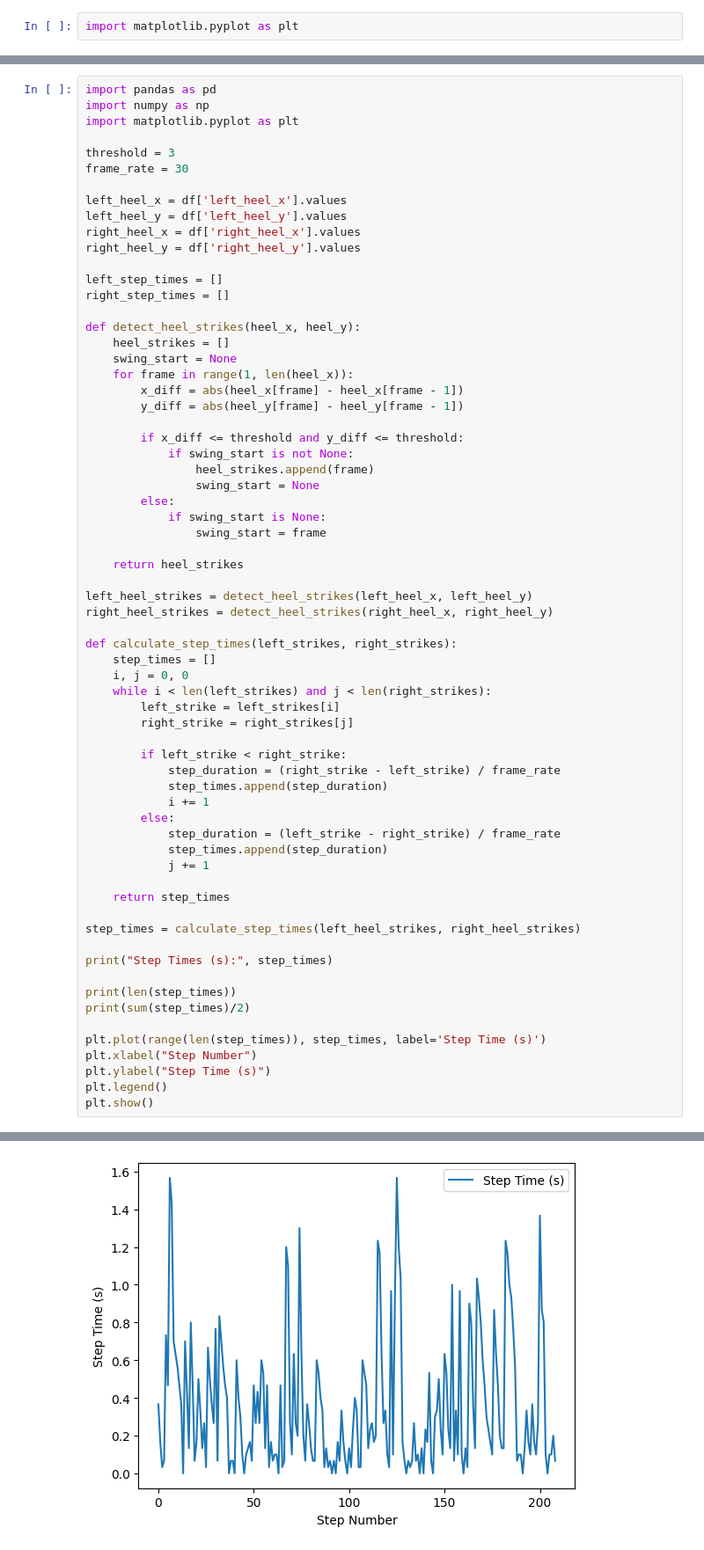
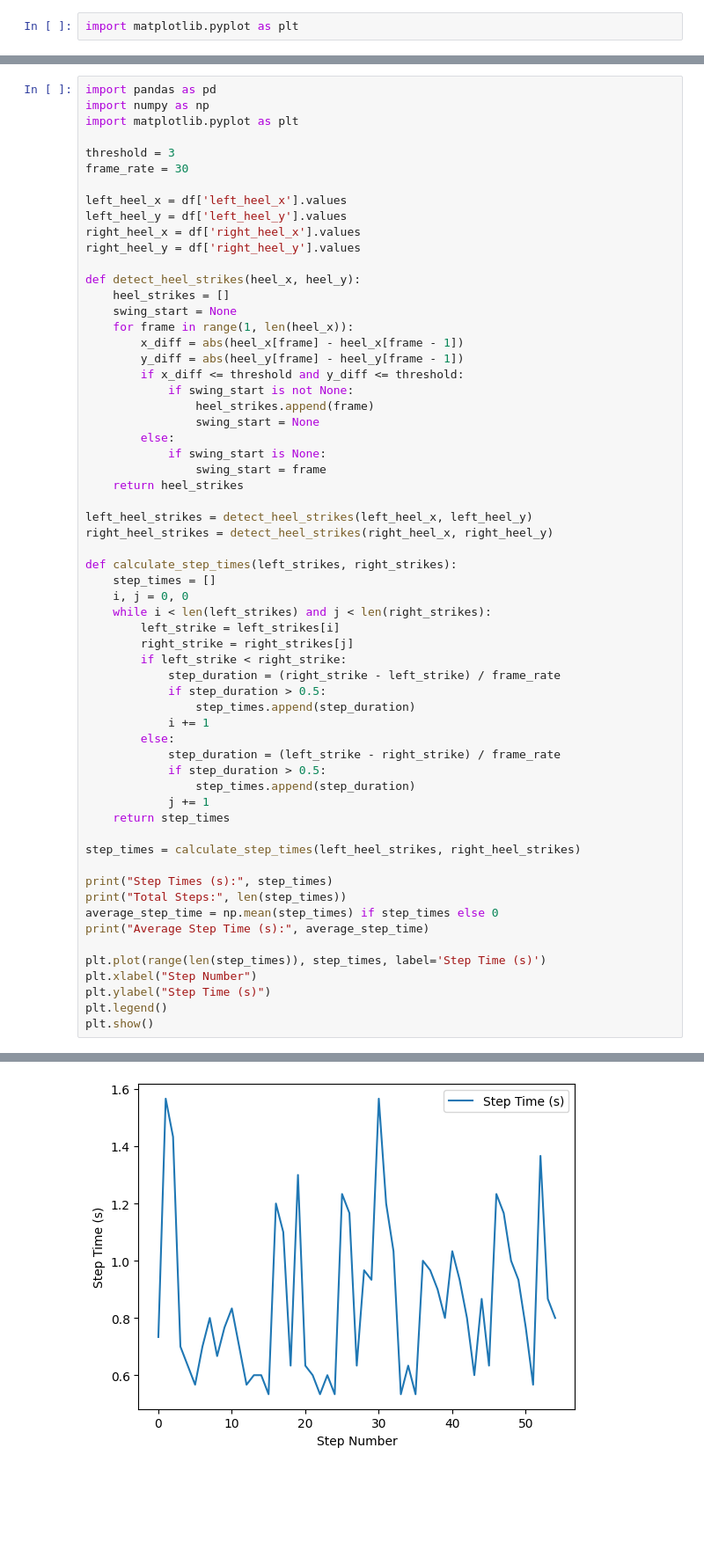
Before and after one commit to GR74/GaitAnalysis, a Jupyter notebook: gait_time.ipynb, the cells around one changed output, grey strips where cells are left out. Shown at 88% size. Cells and saved outputs as stored; diff of their text form; blank space fills up the shorter version.

```diff
--- a/gait_time.ipynb
+++ b/gait_time.ipynb
@@ -102,16 +93,12 @@ left_heel_y = df['left_heel_y'].values
 right_heel_x = df['right_heel_x'].values
 right_heel_y = df['right_heel_y'].values
 
-left_step_times = []
-right_step_times = []
-
 def detect_heel_strikes(heel_x, heel_y):
     heel_strikes = []
     swing_start = None
     for frame in range(1, len(heel_x)):
         x_diff = abs(heel_x[frame] - heel_x[frame - 1])
         y_diff = abs(heel_y[frame] - heel_y[frame - 1])
-
         if x_diff <= threshold and y_diff <= threshold:
             if swing_start is not None:
                 heel_strikes.append(frame)
@@ -119,7 +106,6 @@ def detect_heel_strikes(heel_x, heel_y):
         else:
             if swing_start is None:
                 swing_start = frame
-
     return heel_strikes
 
 left_heel_strikes = detect_heel_strikes(left_heel_x, left_heel_y)
@@ -131,24 +117,24 @@ def calculate_step_times(left_strikes, right_strikes):
     while i < len(left_strikes) and j < len(right_strikes):
         left_strike = left_strikes[i]
         right_strike = right_strikes[j]
-
         if left_strike < right_strike:
             step_duration = (right_strike - left_strike) / frame_rate
-            step_times.append(step_duration)
+            if step_duration > 0.5:
+                step_times.append(step_duration)
             i += 1
         else:
             step_duration = (left_strike - right_strike) / frame_rate
-            step_times.append(step_duration)
+            if step_duration > 0.5:
+                step_times.append(step_duration)
             j += 1
-
     return step_times
 
 step_times = calculate_step_times(left_heel_strikes, right_heel_strikes)
 
 print("Step Times (s):", step_times)
-
-print(len(step_times))
-print(sum(step_times)/2)
+print("Total Steps:", len(step_times))
+average_step_time = np.mean(step_times) if step_times else 0
+print("Average Step Time (s):", average_step_time)
 
 plt.plot(range(len(step_times)), step_times, label='Step Time (s)')
 plt.xlabel("Step Number")
@@ -162 +148 @@ Step Times (s): [0.36666666666666664, 0.16666666666666666, 0.03333333333333333,
-[figure, old version]
+[figure, new version]
```
Also changed, not shown: parts of 2 cells of this notebook.
